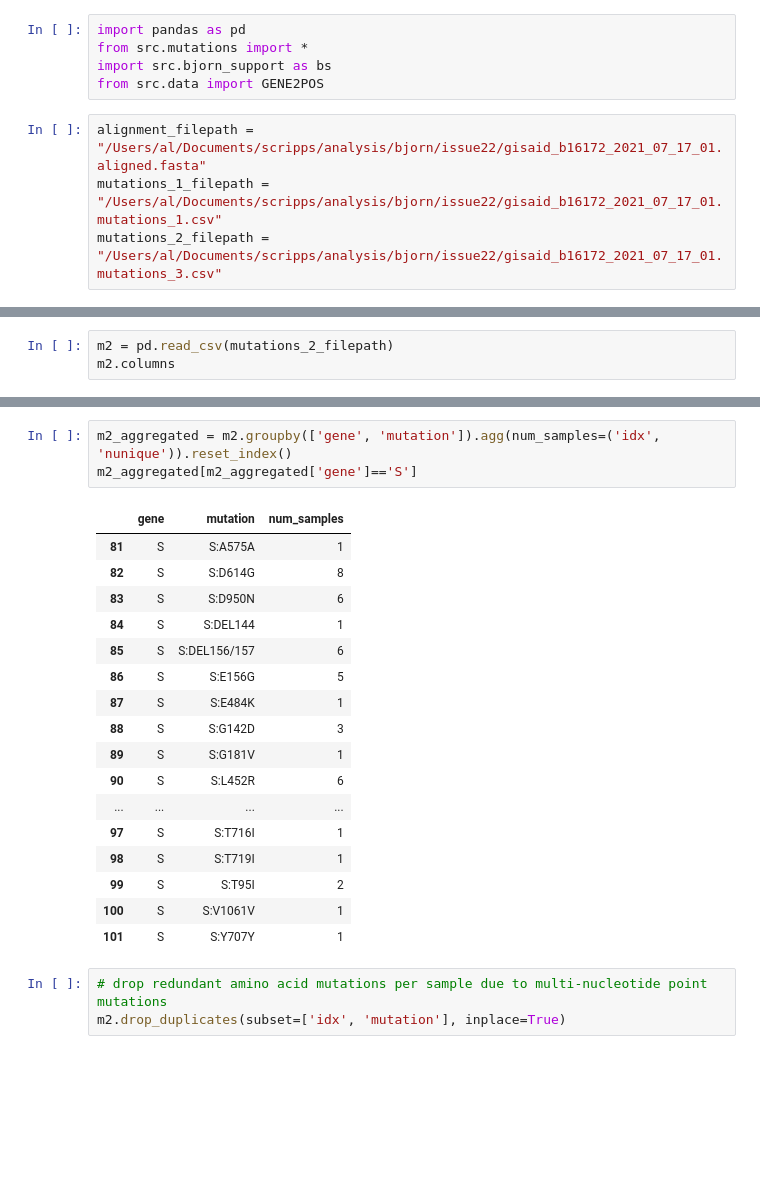
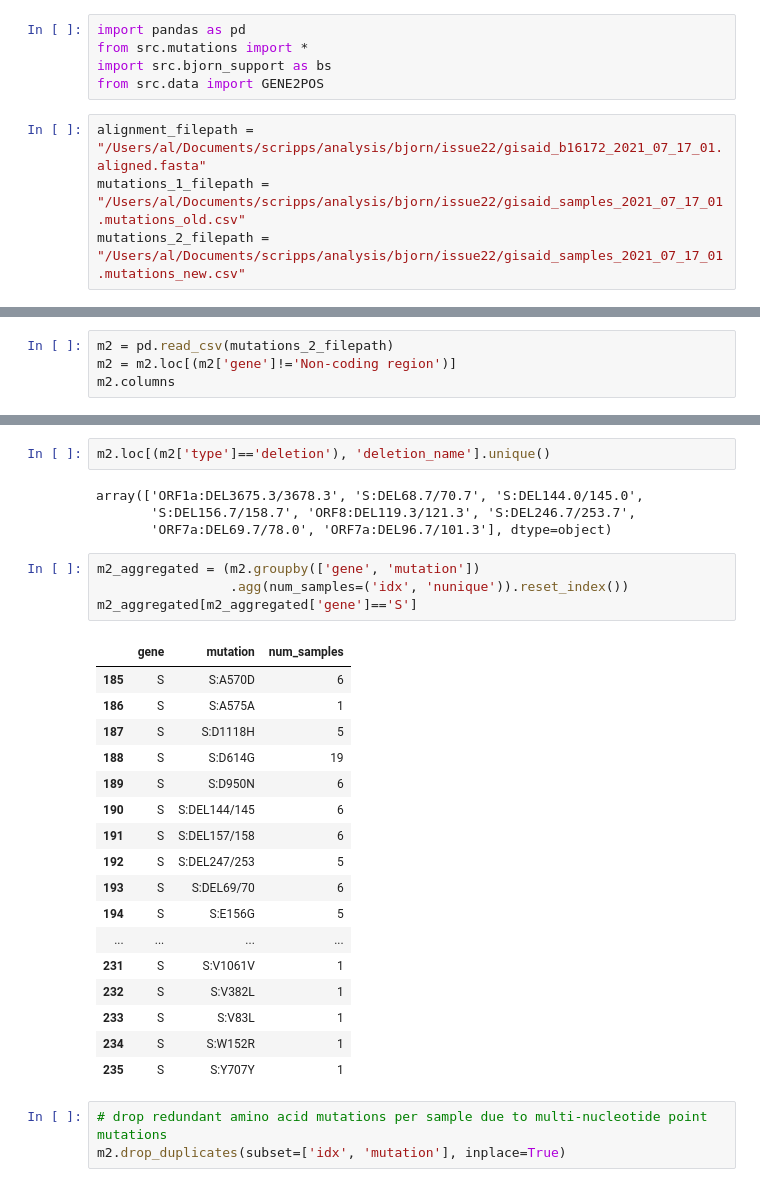
Before and after one commit to andersen-lab/bjorn, a Jupyter notebook: notebooks/test_issue22.ipynb, the cells around one changed output, grey strips where cells are left out. Drawn from its saved outputs; the diff is of its cells as text; blank space fills up the shorter version.

```diff
--- a/notebooks/test_issue22.ipynb
+++ b/notebooks/test_issue22.ipynb
@@ -30,7 +14,7 @@ import src.bjorn_support as bs
 from src.data import GENE2POS
 # %%
 alignment_filepath = "/Users/al/Documents/scripps/analysis/bjorn/issue22/gisaid_b16172_2021_07_17_01.aligned.fasta"
-mutations_1_filepath = "/Users/al/Documents/scripps/analysis/bjorn/issue22/gisaid_b16172_2021_07_17_01.mutations_1.csv"
-mutations_2_filepath = "/Users/al/Documents/scripps/analysis/bjorn/issue22/gisaid_b16172_2021_07_17_01.mutations_3.csv"
+mutations_1_filepath = "/Users/al/Documents/scripps/analysis/bjorn/issue22/gisaid_samples_2021_07_17_01.mutations_old.csv"
+mutations_2_filepath = "/Users/al/Documents/scripps/analysis/bjorn/issue22/gisaid_samples_2021_07_17_01.mutations_new.csv"
 # %%
 m1 = pd.read_csv(mutations_1_filepath)
@@ -71,5 +37,6 @@ m1_aggregated[m1_aggregated['gene']=='S']
 # %%
 m2 = pd.read_csv(mutations_2_filepath)
+m2 = m2.loc[(m2['gene']!='Non-coding region')]
 m2.columns
 # %% [output]
 Index(['idx', 'seq_len', 'replacements', 'pos', 'gene', 'gene_start_pos',
@@ -83,24 +98,31 @@ Index(['idx', 'seq_len', 'replacements', 'pos', 'gene', 'gene_start_pos',
+# %%
+m2.loc[(m2['type']=='deletion'), 'deletion_name'].unique()
+# %% [output]
+array(['ORF1a:DEL3675.3/3678.3', 'S:DEL68.7/70.7', 'S:DEL144.0/145.0',
+       'S:DEL156.7/158.7', 'ORF8:DEL119.3/121.3', 'S:DEL246.7/253.7',
+       'ORF7a:DEL69.7/78.0', 'ORF7a:DEL96.7/101.3'], dtype=object)
 # %%
-m2_aggregated = m2.groupby(['gene', 'mutation']).agg(num_samples=('idx', 'nunique')).reset_index()
+m2_aggregated = (m2.groupby(['gene', 'mutation'])
+                 .agg(num_samples=('idx', 'nunique')).reset_index())
 m2_aggregated[m2_aggregated['gene']=='S']
 # %% [output]
 |  | gene | mutation | num_samples |
-| 81 | S | S:A575A | 1 |
-| 82 | S | S:D614G | 8 |
-| 83 | S | S:D950N | 6 |
-| 84 | S | S:DEL144 | 1 |
-| 85 | S | S:DEL156/157 | 6 |
-| 86 | S | S:E156G | 5 |
-| 87 | S | S:E484K | 1 |
-| 88 | S | S:G142D | 3 |
-| 89 | S | S:G181V | 1 |
-| 90 | S | S:L452R | 6 |
+| 185 | S | S:A570D | 6 |
+| 186 | S | S:A575A | 1 |
+| 187 | S | S:D1118H | 5 |
+| 188 | S | S:D614G | 19 |
+| 189 | S | S:D950N | 6 |
+| 190 | S | S:DEL144/145 | 6 |
+| 191 | S | S:DEL157/158 | 6 |
+| 192 | S | S:DEL247/253 | 5 |
+| 193 | S | S:DEL69/70 | 6 |
+| 194 | S | S:E156G | 5 |
 | ... | ... | ... | ... |
-| 97 | S | S:T716I | 1 |
-| 98 | S | S:T719I | 1 |
-| 99 | S | S:T95I | 2 |
-| 100 | S | S:V1061V | 1 |
-| 101 | S | S:Y707Y | 1 |
+| 231 | S | S:V1061V | 1 |
+| 232 | S | S:V382L | 1 |
+| 233 | S | S:V83L | 1 |
+| 234 | S | S:W152R | 1 |
+| 235 | S | S:Y707Y | 1 |
 # %%
 # drop redundant amino acid mutations per sample due to multi-nucleotide point mutations
 m2.drop_duplicates(subset=['idx', 'mutation'], inplace=True)
```
Also changed, not shown: parts of 11 cells of this notebook.
